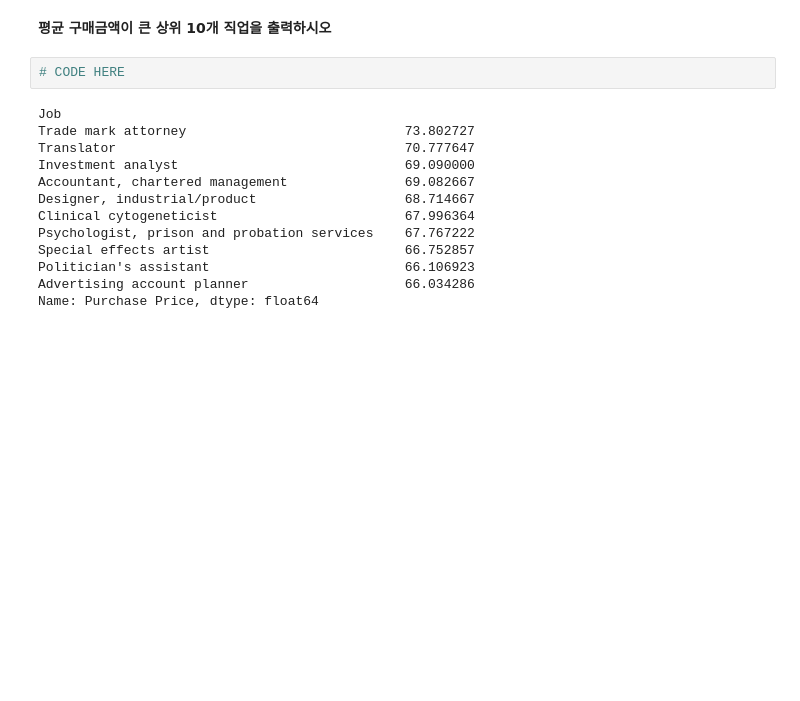
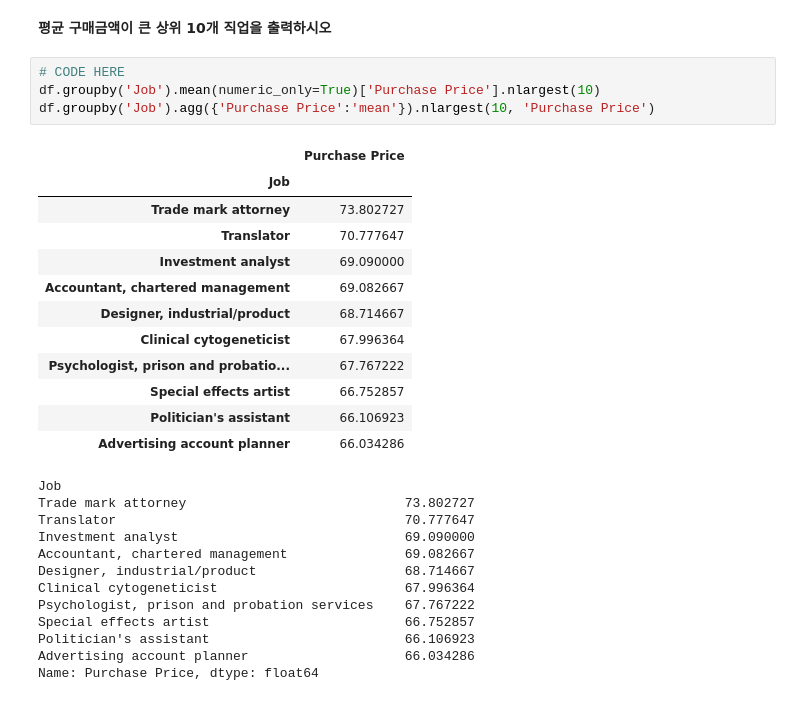
Before and after one commit to overgroove/samsung_ML, a Jupyter notebook: 00_pandas_ex.ipynb, the cells around one changed output. Drawn from its saved outputs; the diff is of its cells as text; blank space fills up the shorter version.

```diff
--- a/00_pandas_ex.ipynb
+++ b/00_pandas_ex.ipynb
@@ -181,8 +291,23 @@ PM    255953.15
 Name: Purchase Price, dtype: float64
 # %% [markdown]
 **평균 구매금액이 큰 상위 10개 직업을 출력하시오**
-# %%
-# CODE HERE
+# %%
+# CODE HERE
+df.groupby('Job').mean(numeric_only=True)['Purchase Price'].nlargest(10)
+df.groupby('Job').agg({'Purchase Price':'mean'}).nlargest(10, 'Purchase Price')
+# %% [output]
+|  | Purchase Price |
+| Job |  |
+| Trade mark attorney | 73.802727 |
+| Translator | 70.777647 |
+| Investment analyst | 69.090000 |
+| Accountant, chartered management | 69.082667 |
+| Designer, industrial/product | 68.714667 |
+| Clinical cytogeneticist | 67.996364 |
+| Psychologist, prison and probatio... | 67.767222 |
+| Special effects artist | 66.752857 |
+| Politician's assistant | 66.106923 |
+| Advertising account planner | 66.034286 |
 # %%
 # %% [output]
 Job
```
Also changed, not shown: parts of 24 cells of this notebook.
